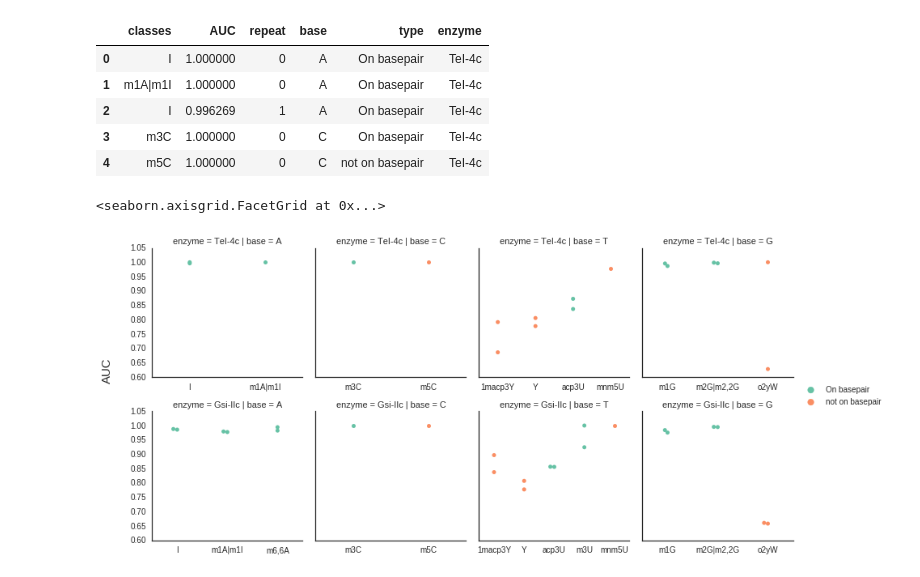
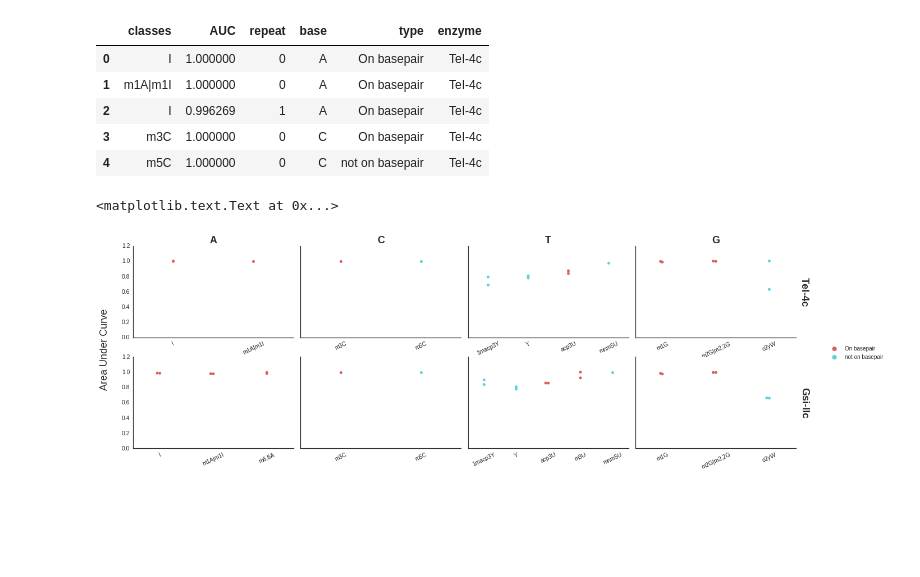
Before and after one commit to wckdouglas/sklearn-hamr, a Jupyter notebook: plotting.ipynb, the cells around one changed output. Saved outputs shown, nothing was run; the diff lists cells and outputs as text; code cells hidden in the pictures; blank space fills up the shorter version.

```diff
--- a/plotting.ipynb
+++ b/plotting.ipynb
@@ -16,14 +16,22 @@ df.head()
 | 2 | I | 0.996269 | 1 | A | On basepair | TeI-4c |
 | 3 | m3C | 1.000000 | 0 | C | On basepair | TeI-4c |
 | 4 | m5C | 1.000000 | 0 | C | not on basepair | TeI-4c |
-# %%
-p = sns.FacetGrid(data=df, col = 'base',row = 'enzyme',sharex=False)
-p.map(sns.swarmplot, 'classes','AUC','type',
-      palette=sns.palettes.color_palette('Set2',2),
-      hue_order=np.unique(df['type']))
-p.add_legend()
-p.fig.text(x=0,y=0.6,s='AUC',size=15,rotation=90)
-p.set(ylabel=' ',xlabel=' ')
-# %% [output]
-<seaborn.axisgrid.FacetGrid at 0x...>
-[figure, removed]
+# %%
+color_order = np.unique(df['type'])
+sns.set_style('white')
+with sns.plotting_context('paper',font_scale=1.3):
+    p = sns.FacetGrid(data = df, col = 'base', row='enzyme',
+                sharex=False, aspect = 1.5, size=3,margin_titles=True)
+p.map(sns.swarmplot, 'classes', 'AUC', 'type',
+            hue_order = color_order,
+            palette=sns.color_palette("hls", 2))
+p.add_legend()
+p.set(ylim=(0,1.2))
+p.set(xlabel=' ', ylabel=' ')
+[plt.setp(ax.texts, text="") for ax in p.axes.flat]
+[plt.setp(ax.get_xticklabels(), rotation=25) for ax in p.axes.flat]
+p.set_titles(row_template='{row_name}', col_template="{col_name}",fontweight='bold', size=18)
+p.fig.text(x = 0, y = 0.65, s='Area Under Curve', rotation = 90, size=18) # y axis label
+# %% [output]
+<matplotlib.text.Text at 0x...>
+[figure, added]
```
